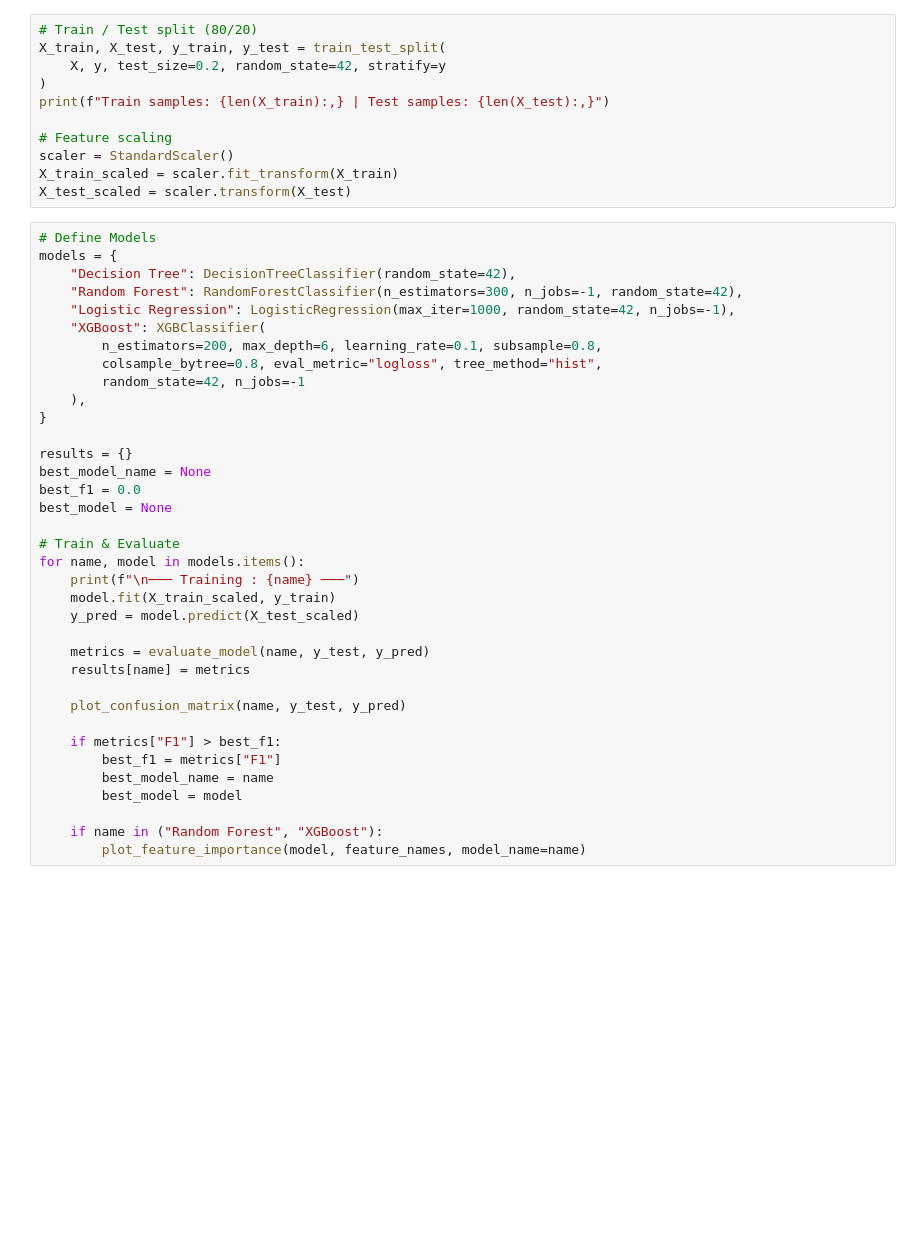
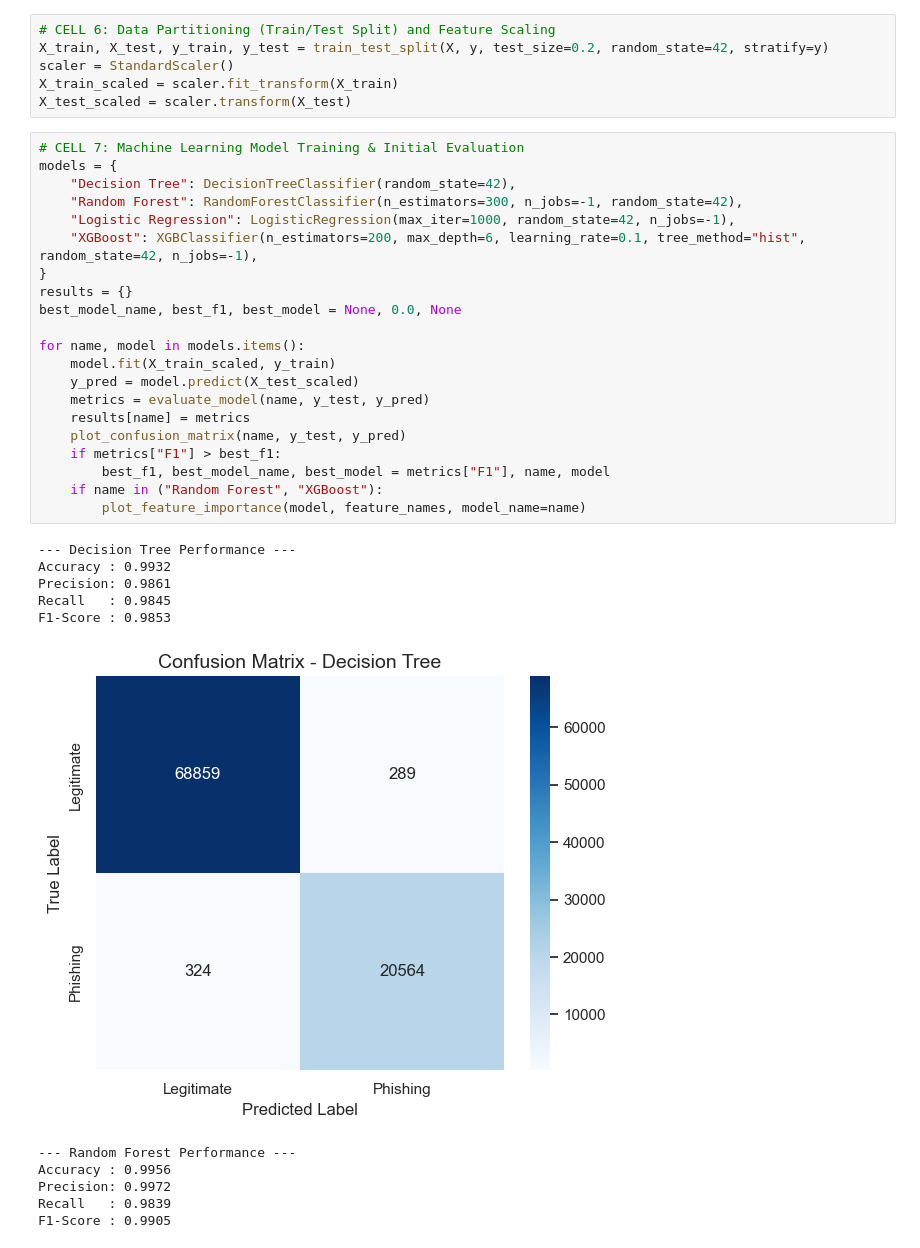
Before and after one commit to darekarbro/ML-Based-Phishing-URL-Detection, a Jupyter notebook: Training_Pipeline.ipynb, the cells around one changed output. Cells and saved outputs as stored; diff of their text form; blank space fills up the shorter version.

```diff
--- a/Training_Pipeline.ipynb
+++ b/Training_Pipeline.ipynb
@@ -75,47 +115,39 @@ plot_class_distribution(y)
 # %%
-# Train / Test split (80/20)
-X_train, X_test, y_train, y_test = train_test_split(
-    X, y, test_size=0.2, random_state=42, stratify=y
-)
-print(f"Train samples: {len(X_train):,} | Test samples: {len(X_test):,}")
-
-# Feature scaling
+# CELL 6: Data Partitioning (Train/Test Split) and Feature Scaling
+X_train, X_test, y_train, y_test = train_test_split(X, y, test_size=0.2, random_state=42, stratify=y)
 scaler = StandardScaler()
 X_train_scaled = scaler.fit_transform(X_train)
 X_test_scaled = scaler.transform(X_test)
 # %%
-# Define Models
+# CELL 7: Machine Learning Model Training & Initial Evaluation
 models = {
     "Decision Tree": DecisionTreeClassifier(random_state=42),
     "Random Forest": RandomForestClassifier(n_estimators=300, n_jobs=-1, random_state=42),
     "Logistic Regression": LogisticRegression(max_iter=1000, random_state=42, n_jobs=-1),
-    "XGBoost": XGBClassifier(
-        n_estimators=200, max_depth=6, learning_rate=0.1, subsample=0.8,
-        colsample_bytree=0.8, eval_metric="logloss", tree_method="hist",
-        random_state=42, n_jobs=-1
-    ),
+    "XGBoost": XGBClassifier(n_estimators=200, max_depth=6, learning_rate=0.1, tree_method="hist", random_state=42, n_jobs=-1),
 }
+results = {}
+best_model_name, best_f1, best_model = None, 0.0, None
 
-results = {}
-best_model_name = None
-best_f1 = 0.0
-best_model = None
-
-# Train & Evaluate
 for name, model in models.items():
-    print(f"\n─── Training : {name} ───")
     model.fit(X_train_scaled, y_train)
     y_pred = model.predict(X_test_scaled)
-
     metrics = evaluate_model(name, y_test, y_pred)
     results[name] = metrics
-
     plot_confusion_matrix(name, y_test, y_pred)
-
     if metrics["F1"] > best_f1:
-        best_f1 = metrics["F1"]
-        best_model_name = name
-        best_model = model
-
+        best_f1, best_model_name, best_model = metrics["F1"], name, model
     if name in ("Random Forest", "XGBoost"):
         plot_feature_importance(model, feature_names, model_name=name)
+# %% [output]
+--- Decision Tree Performance ---
+Accuracy : 0.9932
+Precision: 0.9861
+Recall   : 0.9845
+F1-Score : 0.9853
+[figure, added]
+--- Random Forest Performance ---
+Accuracy : 0.9956
+Precision: 0.9972
+Recall   : 0.9839
+F1-Score : 0.9905
```
Also changed, not shown: parts of 14 cells of this notebook, 9 other files.
